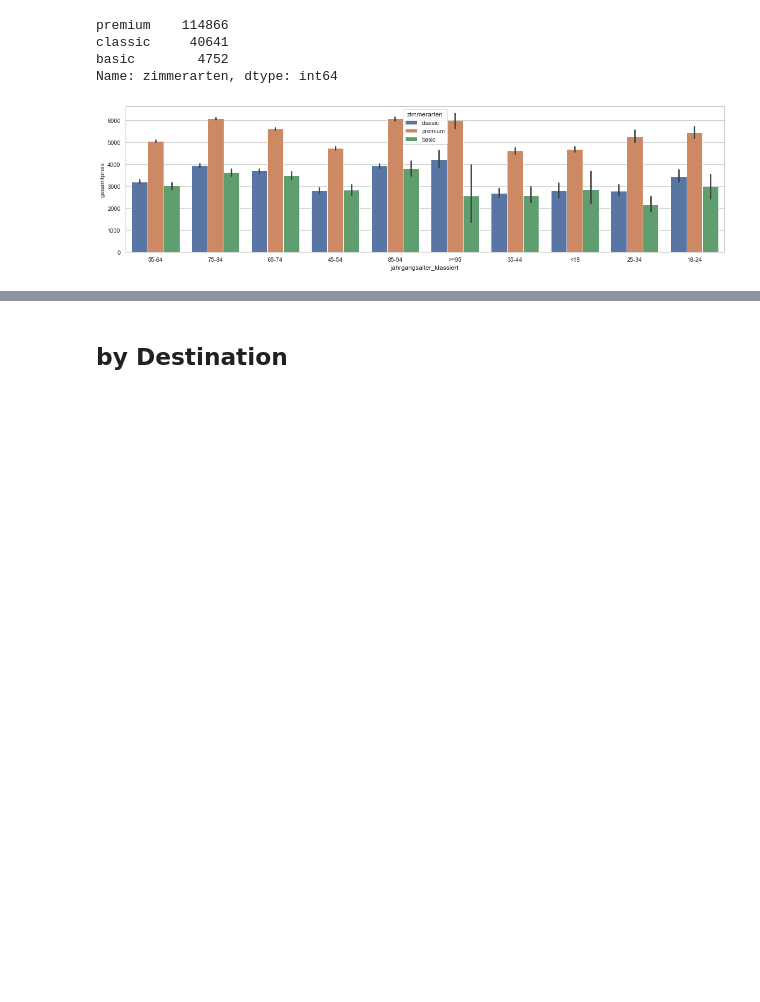
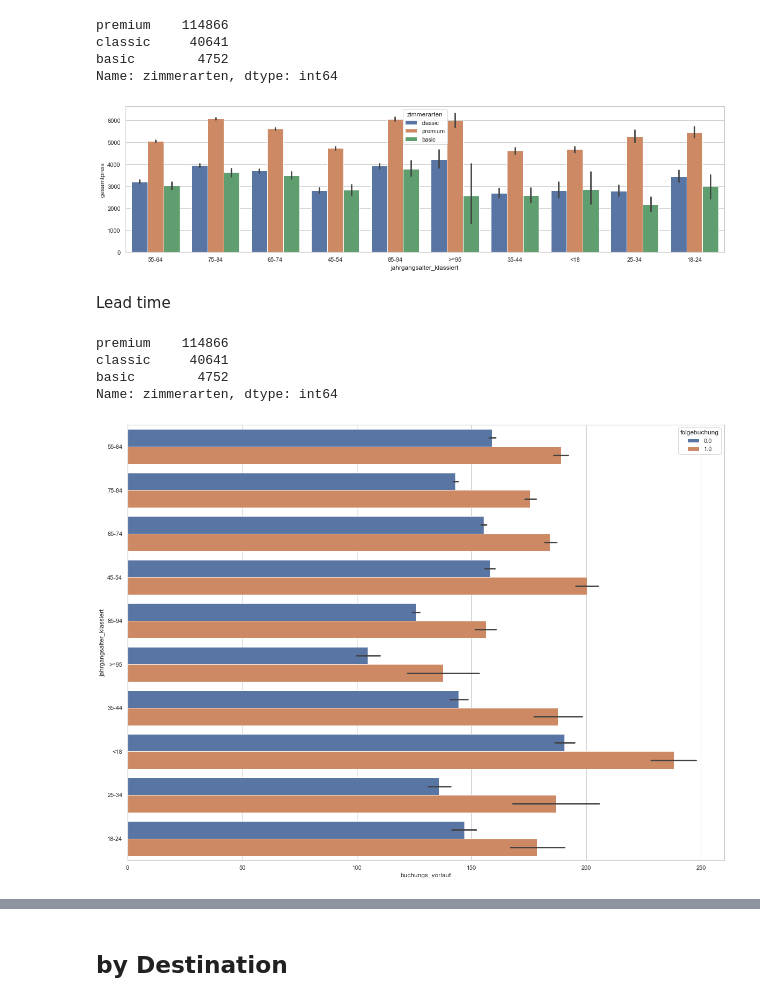
Before and after one commit to argv1/Booking-Prediction-EDA, a Jupyter notebook: 2-Features_and_EDA.ipynb, the cells around one changed output, grey strips where cells are left out. Drawn from its saved outputs; the diff is of its cells as text; code cells hidden in the pictures; blank space fills up the shorter version.

```diff
--- a/2-Features_and_EDA.ipynb
+++ b/2-Features_and_EDA.ipynb
@@ -471,3 +474,15 @@ classic     40641
 basic        4752
 Name: zimmerarten, dtype: int64
 [figure]
+# %% [markdown]
+Lead time
+# %%
+print(df.zimmerarten.value_counts())
+plt.figure(figsize=(20,15))
+ax = sns.barplot(x="buchungs_vorlauf", y="jahrgangsalter_klassiert", hue="folgebuchung", data=df)
+# %% [output]
+premium    114866
+classic     40641
+basic        4752
+Name: zimmerarten, dtype: int64
+[figure, added]
```
Also changed, not shown: parts of 32 cells of this notebook.
